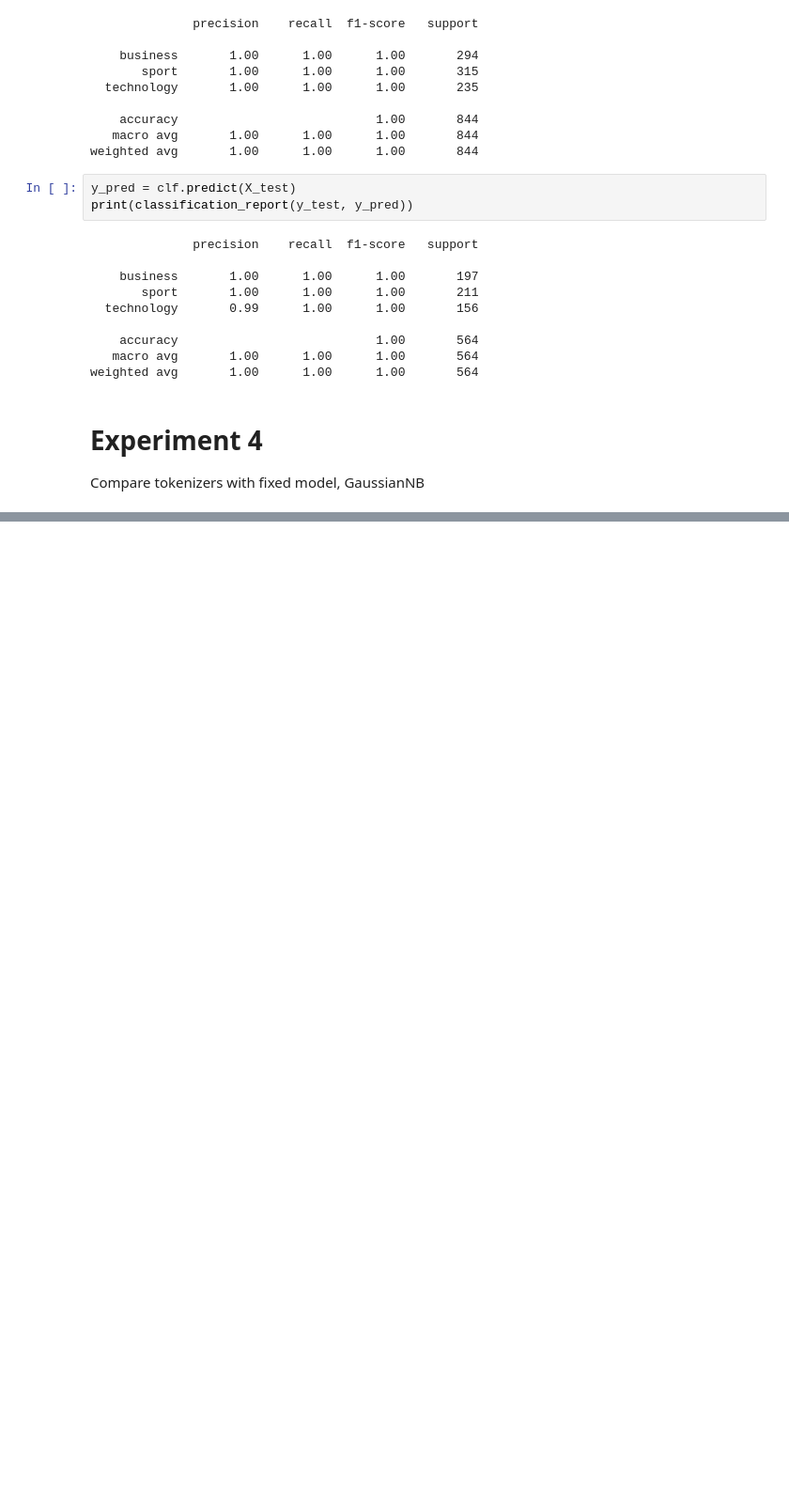
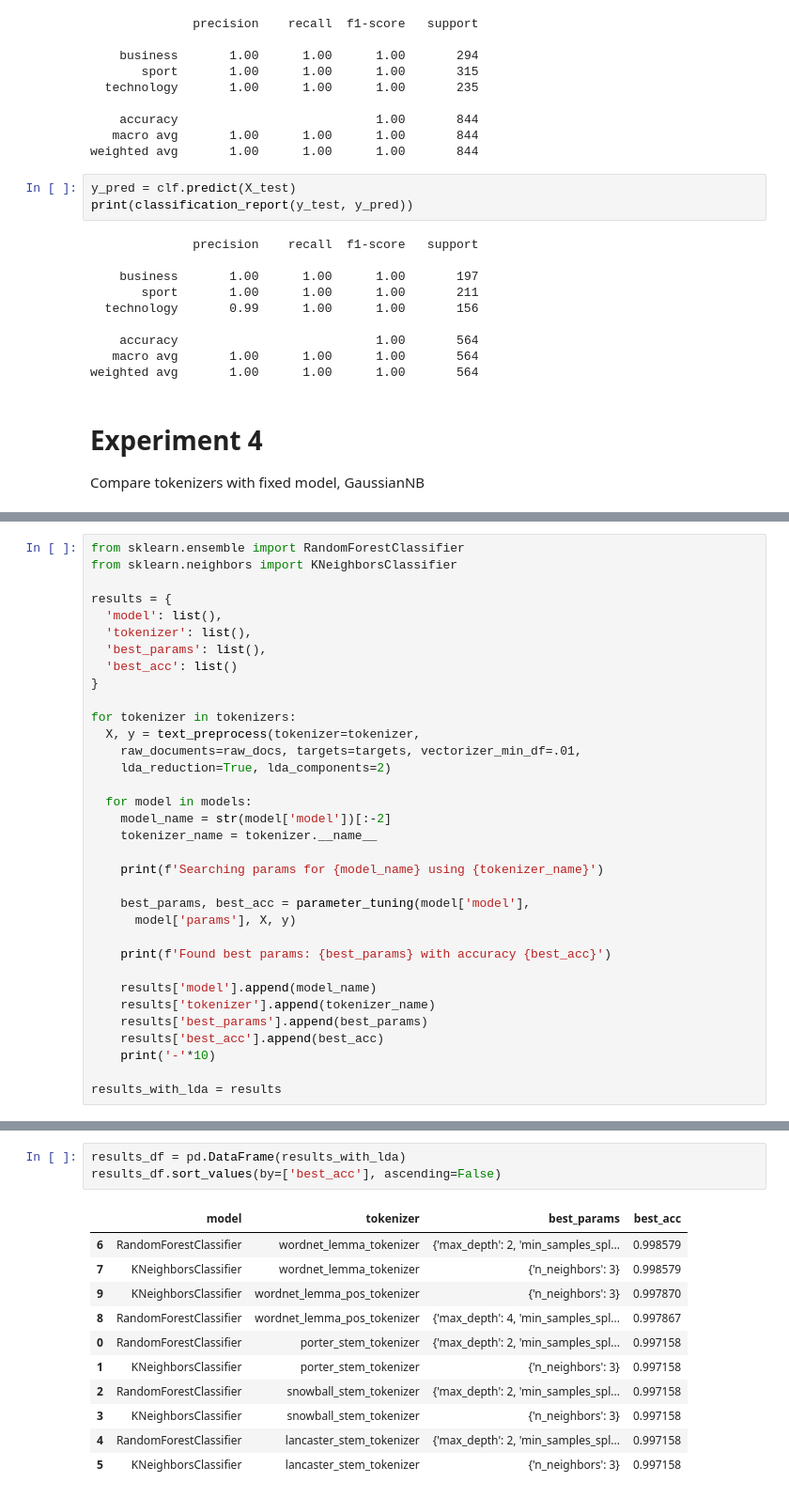
Before and after one commit to tjthanapat/ds4biz-assignment-2, a Jupyter notebook: Task 1 - News Classification/Ja'sLab.ipynb, the cells around one changed output, grey strips where cells are left out. Shown: that part at 94% size. Drawn from its saved outputs; the diff is of its cells as text; blank space fills up the shorter version.

```diff
--- a/Task 1 - News Classification/Ja'sLab.ipynb
+++ b/Task 1 - News Classification/Ja'sLab.ipynb
@@ -420,0 +622,34 @@ results_df.sort_values(by=['test_acc'], ascending=False)
+# %%
+from sklearn.ensemble import RandomForestClassifier
+from sklearn.neighbors import KNeighborsClassifier
+
+results = {
+  'model': list(),
+  'tokenizer': list(),
+  'best_params': list(),
+  'best_acc': list()
+}
+
+for tokenizer in tokenizers:
+  X, y = text_preprocess(tokenizer=tokenizer,
+    raw_documents=raw_docs, targets=targets, vectorizer_min_df=.01,
+    lda_reduction=True, lda_components=2)
+
+  for model in models:
+    model_name = str(model['model'])[:-2]
+    tokenizer_name = tokenizer.__name__
+
+    print(f'Searching params for {model_name} using {tokenizer_name}')
+
+    best_params, best_acc = parameter_tuning(model['model'],
+      model['params'], X, y)
+
+    print(f'Found best params: {best_params} with accuracy {best_acc}')
+
+    results['model'].append(model_name)
+    results['tokenizer'].append(tokenizer_name)
+    results['best_params'].append(best_params)
+    results['best_acc'].append(best_acc)
+    print('-'*10)
+
+results_with_lda = results
@@ -420,0 +674,15 @@ results_df.sort_values(by=['test_acc'], ascending=False)
+# %%
+results_df = pd.DataFrame(results_with_lda)
+results_df.sort_values(by=['best_acc'], ascending=False)
+# %% [output]
+|  | model | tokenizer | best_params | best_acc |
+| 6 | RandomForestClassifier | wordnet_lemma_tokenizer | {'max_depth': 2, 'min_samples_spl... | 0.998579 |
+| 7 | KNeighborsClassifier | wordnet_lemma_tokenizer | {'n_neighbors': 3} | 0.998579 |
+| 9 | KNeighborsClassifier | wordnet_lemma_pos_tokenizer | {'n_neighbors': 3} | 0.997870 |
+| 8 | RandomForestClassifier | wordnet_lemma_pos_tokenizer | {'max_depth': 4, 'min_samples_spl... | 0.997867 |
+| 0 | RandomForestClassifier | porter_stem_tokenizer | {'max_depth': 2, 'min_samples_spl... | 0.997158 |
+| 1 | KNeighborsClassifier | porter_stem_tokenizer | {'n_neighbors': 3} | 0.997158 |
+| 2 | RandomForestClassifier | snowball_stem_tokenizer | {'max_depth': 2, 'min_samples_spl... | 0.997158 |
+| 3 | KNeighborsClassifier | snowball_stem_tokenizer | {'n_neighbors': 3} | 0.997158 |
+| 4 | RandomForestClassifier | lancaster_stem_tokenizer | {'max_depth': 2, 'min_samples_spl... | 0.997158 |
+| 5 | KNeighborsClassifier | lancaster_stem_tokenizer | {'n_neighbors': 3} | 0.997158 |
```
Also changed, not shown: parts of 36 cells of this notebook.
